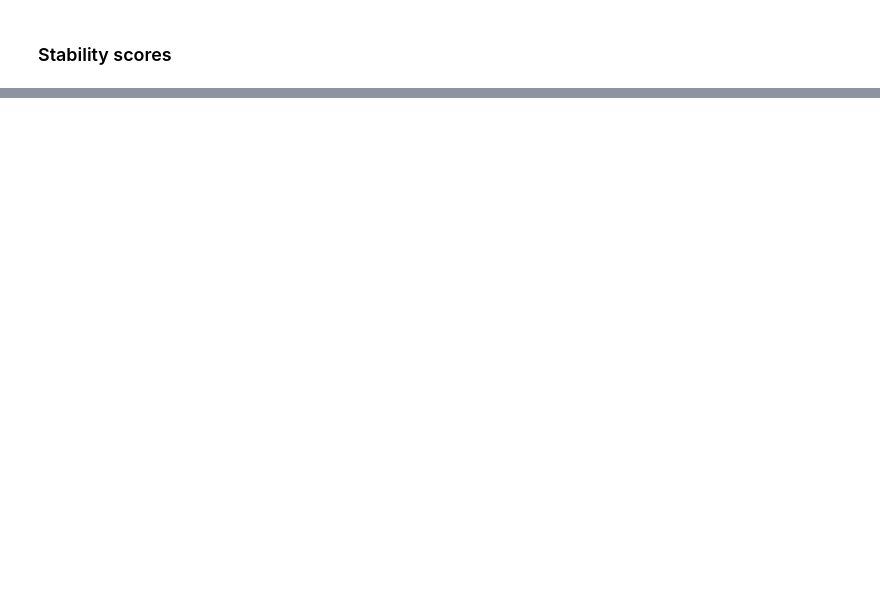
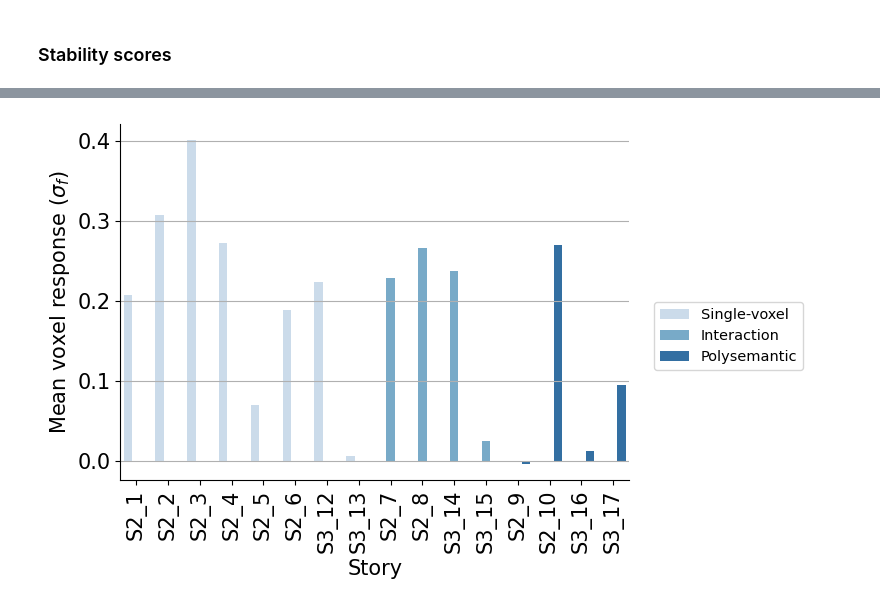
Before and after one commit to microsoft/automated-explanations, a Jupyter notebook: notebooks_stories/2_analyze_pilot/03_full_plots.ipynb, the cells around one changed output, grey strips where cells are left out. Drawn from its saved outputs; the diff is of its cells as text; code cells hidden in the pictures; blank space fills up the shorter version.

```diff
--- a/notebooks_stories/2_analyze_pilot/03_full_plots.ipynb
+++ b/notebooks_stories/2_analyze_pilot/03_full_plots.ipynb
@@ -106,0 +114,61 @@ plt.show()
+# %%
+default02 = joblib.load(
+    join(RESULTS_DIR, 'processed', 'pilot_default_story_scores.pkl'))
+default03 = joblib.load(
+    join(RESULTS_DIR, 'processed', 'pilot3_default_story_scores.pkl'))
+interactions02 = joblib.load(
+    join(RESULTS_DIR, 'processed', 'pilot2_interactions_story_scores.pkl'))
+interactions03 = joblib.load(
+    join(RESULTS_DIR, 'processed', 'pilot3_interactions_story_scores.pkl'))
+polysemantic02 = joblib.load(
+    join(RESULTS_DIR, 'processed', 'pilot2_poly_story_scores.pkl'))
+polysemantic03 = joblib.load(
+    join(RESULTS_DIR, 'processed', 'pilot3_poly_story_scores.pkl'))
+
+
+dfs = [default02, default03, interactions02,
+       interactions03, polysemantic02, polysemantic03]
+subj = ['S2', 'S3', 'S2', 'S3', 'S2', 'S3']
+setting = ['Single-voxel', 'Single-voxel', 'Interaction', 'Interaction',
+           'Polysemantic', 'Polysemantic']
+df_big = []
+for df in dfs:
+    # make barplot comparing driving and baseline
+    d = df.melt(id_vars='story', value_vars=[
+        'driving', 'baseline'], var_name='condition', value_name='mean')
+    d['subj'] = subj.pop(0)
+    d['setting'] = setting.pop(0)
+    d['story'] = d.apply(lambda x: x['subj'] + '_' + x['story'], axis=1)
+    df_big.append(deepcopy(d))
+
+df_big = pd.concat(df_big)
+df_big['story'] = df_big['story'].str.replace('GenStory', '')
+df_big = df_big[df_big['condition'] == 'driving']
+
+
+# set xticklabels rotated
+plt.figure(figsize=(8, 5))
+plt.grid()
+
+# shade bars by subj
+sns.barplot(data=df_big, x='story', y='mean',
+            hue='setting',
+            width=0.8,
+            palette=sns.color_palette("Blues", 3),
+            # hue=df_big[['setting', 'subj']].apply(tuple, axis=1).apply(str)
+            )
+
+# move legend to right
+plt.legend(bbox_to_anchor=(1.05, 0.5), loc=2,
+           borderaxespad=0., fontsize='x-small')
+
+plt.xticks(rotation=90, va='top')
+plt.xlabel('Story')
+
+
+plt.ylabel('Mean voxel response ($\sigma_f$)')
+plt.savefig(join(RESULTS_DIR, 'figs/main', 'full_story_breakdown.pdf'))
+
+plt.show()
+# %% [output]
+[figure, added]
```
Also changed, not shown: parts of 5 cells of this notebook, 4 other files.
